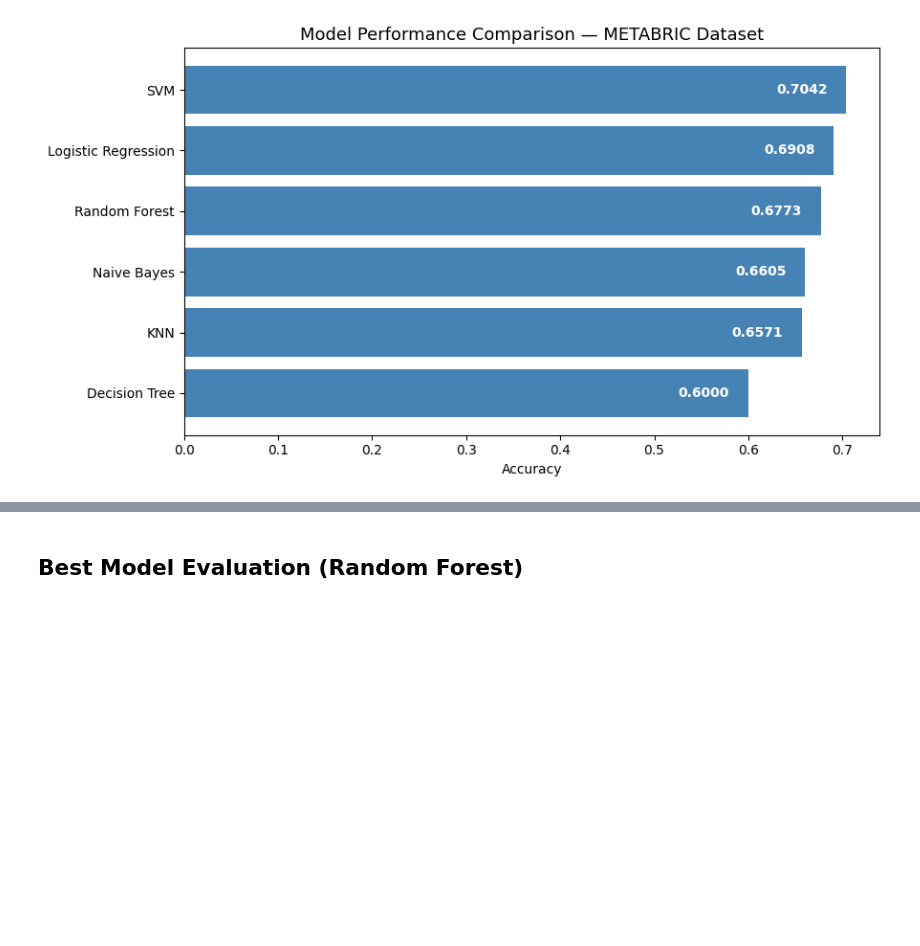
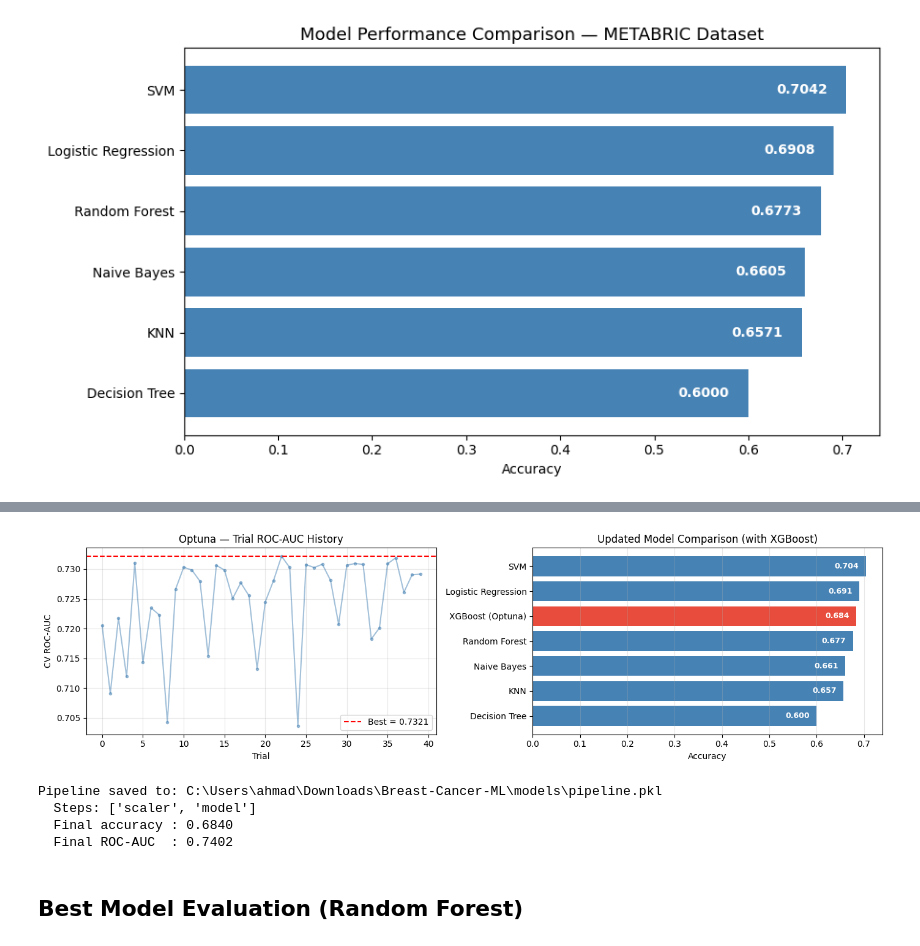
Before and after one commit to syedahmadbokhari/breast-cancer-analysis, a Jupyter notebook: notebooks/Breast-Cancer-Analysis.ipynb, the cells around one changed output, grey strips where cells are left out. Saved outputs shown, nothing was run; the diff lists cells and outputs as text; code cells hidden in the pictures; blank space fills up the shorter version.

```diff
--- a/notebooks/Breast-Cancer-Analysis.ipynb
+++ b/notebooks/Breast-Cancer-Analysis.ipynb
@@ -403,3 +539,53 @@ plt.show()
+# %%
+# Optuna optimisation history
+fig, axes = plt.subplots(1, 2, figsize=(14, 4))
+
+trials_df = study.trials_dataframe()
+axes[0].plot(trials_df['number'], trials_df['value'], alpha=0.5, color='steelblue', marker='o', markersize=3)
+axes[0].axhline(study.best_value, color='red', linestyle='--', label=f'Best = {study.best_value:.4f}')
+axes[0].set_title('Optuna — Trial ROC-AUC History')
+axes[0].set_xlabel('Trial')
+axes[0].set_ylabel('CV ROC-AUC')
+axes[0].legend()
+axes[0].grid(True, alpha=0.3)
+
+# Updated model comparison including XGBoost
+all_results = {
+    'XGBoost (Optuna)':     xgb_acc,
+    'SVM':                  results['SVM'],
+    'Random Forest':        results['Random Forest'],
+    'Logistic Regression':  results['Logistic Regression'],
+    'KNN':                  results['KNN'],
+    'Naive Bayes':          results['Naive Bayes'],
+    'Decision Tree':        results['Decision Tree'],
+}
+sorted_res = dict(sorted(all_results.items(), key=lambda x: x[1]))
+colors = ['#e74c3c' if k == 'XGBoost (Optuna)' else 'steelblue' for k in sorted_res]
+bars = axes[1].barh(list(sorted_res.keys()), list(sorted_res.values()), color=colors)
+axes[1].set_title('Updated Model Comparison (with XGBoost)')
+axes[1].set_xlabel('Accuracy')
+for bar, val in zip(bars, sorted_res.values()):
+    axes[1].text(bar.get_width() - 0.015, bar.get_y() + bar.get_height()/2,
+                 f'{val:.3f}', va='center', ha='right', color='white', fontweight='bold', fontsize=9)
+axes[1].grid(True, alpha=0.3, axis='x')
+
+plt.tight_layout()
+plt.show()
+# %% [output]
+[figure, added]
+# %%
+# Save the tuned Pipeline as the single deployment artifact
+pipeline_path = os.path.join(MODEL_DIR, 'pipeline.pkl')
+joblib.dump(pipeline, pipeline_path)
+print(f'Pipeline saved to: {pipeline_path}')
+print(f'  Steps: {[s[0] for s in pipeline.steps]}')
+print(f'  Final accuracy : {xgb_acc:.4f}')
+print(f'  Final ROC-AUC  : {xgb_auc}')
+# %% [output]
+Pipeline saved to: C:\Users\ahmad\Downloads\Breast-Cancer-ML\models\pipeline.pkl
+  Steps: ['scaler', 'model']
+  Final accuracy : 0.6840
+  Final ROC-AUC  : 0.7402
 # %% [markdown]
 ## Best Model Evaluation (Random Forest)
 # %%
```
Also changed, not shown: parts of 6 cells of this notebook, 9 other files.
